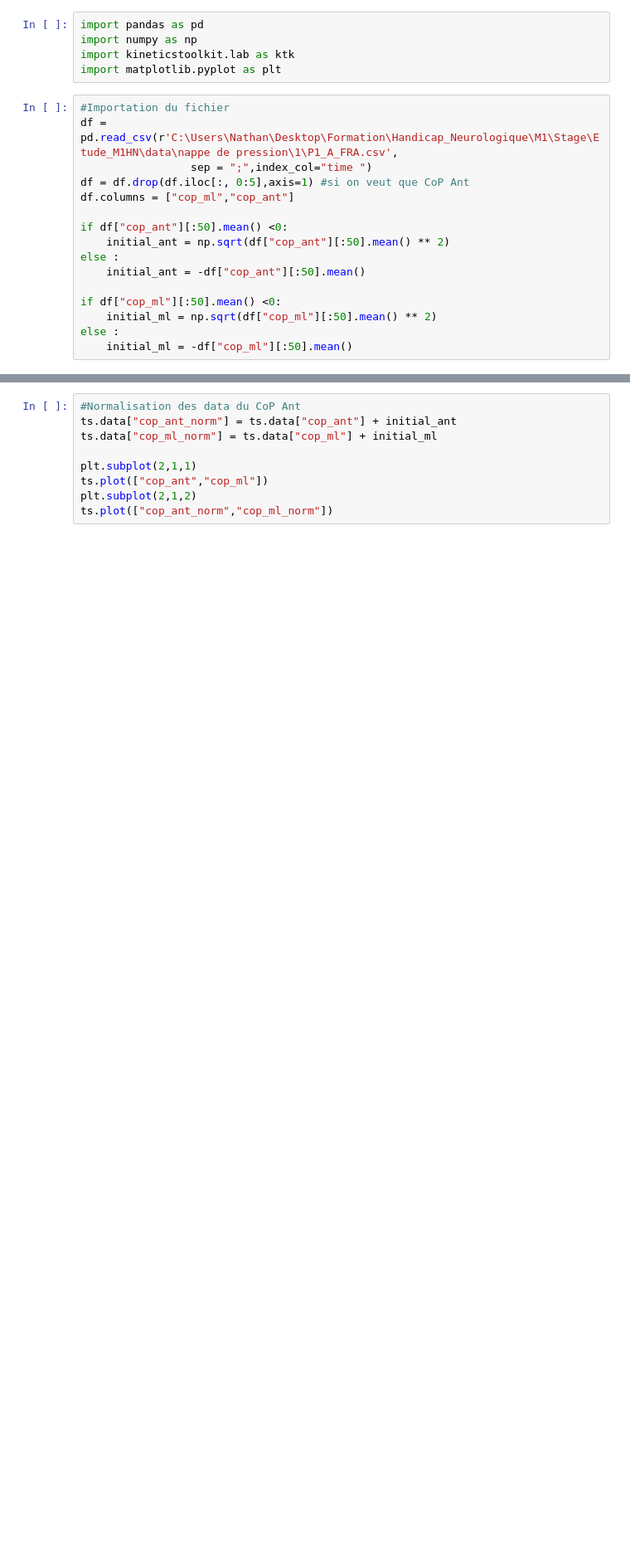
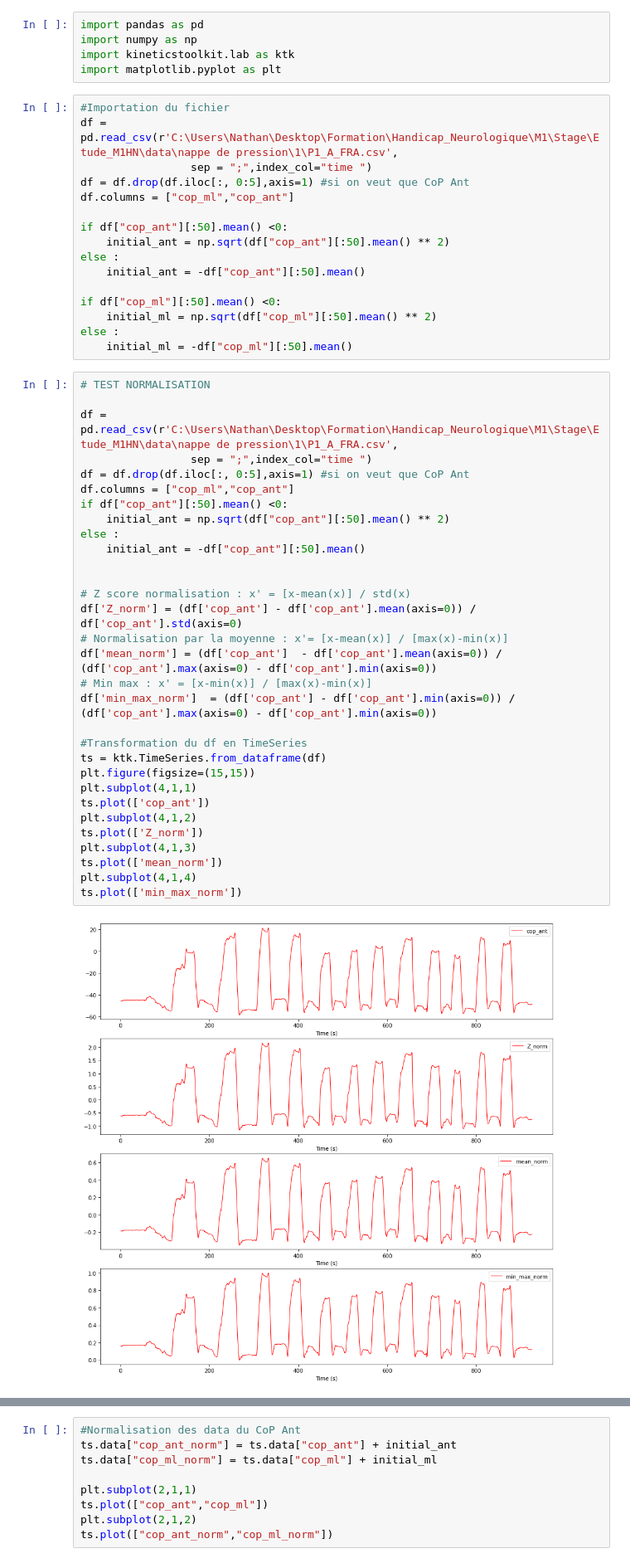
Before and after one commit to NathanMartinCOE/TimeSerie, a Jupyter notebook: Test_détection_cycle.ipynb, the cells around one changed output, grey strips where cells are left out. Shown at 83% size. Saved outputs shown, nothing was run; the diff lists cells and outputs as text; blank space fills up the shorter version.

```diff
--- a/Test_détection_cycle.ipynb
+++ b/Test_détection_cycle.ipynb
@@ -19,6 +19,39 @@ if df["cop_ml"][:50].mean() <0:
     initial_ml = np.sqrt(df["cop_ml"][:50].mean() ** 2)
 else :
     initial_ml = -df["cop_ml"][:50].mean()
+# %%
+# TEST NORMALISATION
+
+df = pd.read_csv(r'C:\Users\Nathan\Desktop\Formation\Handicap_Neurologique\M1\Stage\Etude_M1HN\data\nappe de pression\1\P1_A_FRA.csv',
+                 sep = ";",index_col="time ")
+df = df.drop(df.iloc[:, 0:5],axis=1) #si on veut que CoP Ant
+df.columns = ["cop_ml","cop_ant"]
+if df["cop_ant"][:50].mean() <0:
+    initial_ant = np.sqrt(df["cop_ant"][:50].mean() ** 2)
+else :
+    initial_ant = -df["cop_ant"][:50].mean()
+
+
+# Z score normalisation : x' = [x-mean(x)] / std(x)
+df['Z_norm'] = (df['cop_ant'] - df['cop_ant'].mean(axis=0)) / df['cop_ant'].std(axis=0)
+# Normalisation par la moyenne : x'= [x-mean(x)] / [max(x)-min(x)]
+df['mean_norm'] = (df['cop_ant']  - df['cop_ant'].mean(axis=0)) / (df['cop_ant'].max(axis=0) - df['cop_ant'].min(axis=0))
+# Min max : x' = [x-min(x)] / [max(x)-min(x)]
+df['min_max_norm']  = (df['cop_ant'] - df['cop_ant'].min(axis=0)) / (df['cop_ant'].max(axis=0) - df['cop_ant'].min(axis=0))
+
+#Transformation du df en TimeSeries
+ts = ktk.TimeSeries.from_dataframe(df)
+plt.figure(figsize=(15,15))
+plt.subplot(4,1,1)
+ts.plot(['cop_ant'])
+plt.subplot(4,1,2)
+ts.plot(['Z_norm'])
+plt.subplot(4,1,3)
+ts.plot(['mean_norm'])
+plt.subplot(4,1,4)
+ts.plot(['min_max_norm'])
+# %% [output]
+[figure, added]
 # %%
 #Transformation du df en TimeSeries
 ts = ktk.TimeSeries.from_dataframe(df)
```
Also changed, not shown: parts of 1 cell of this notebook.
